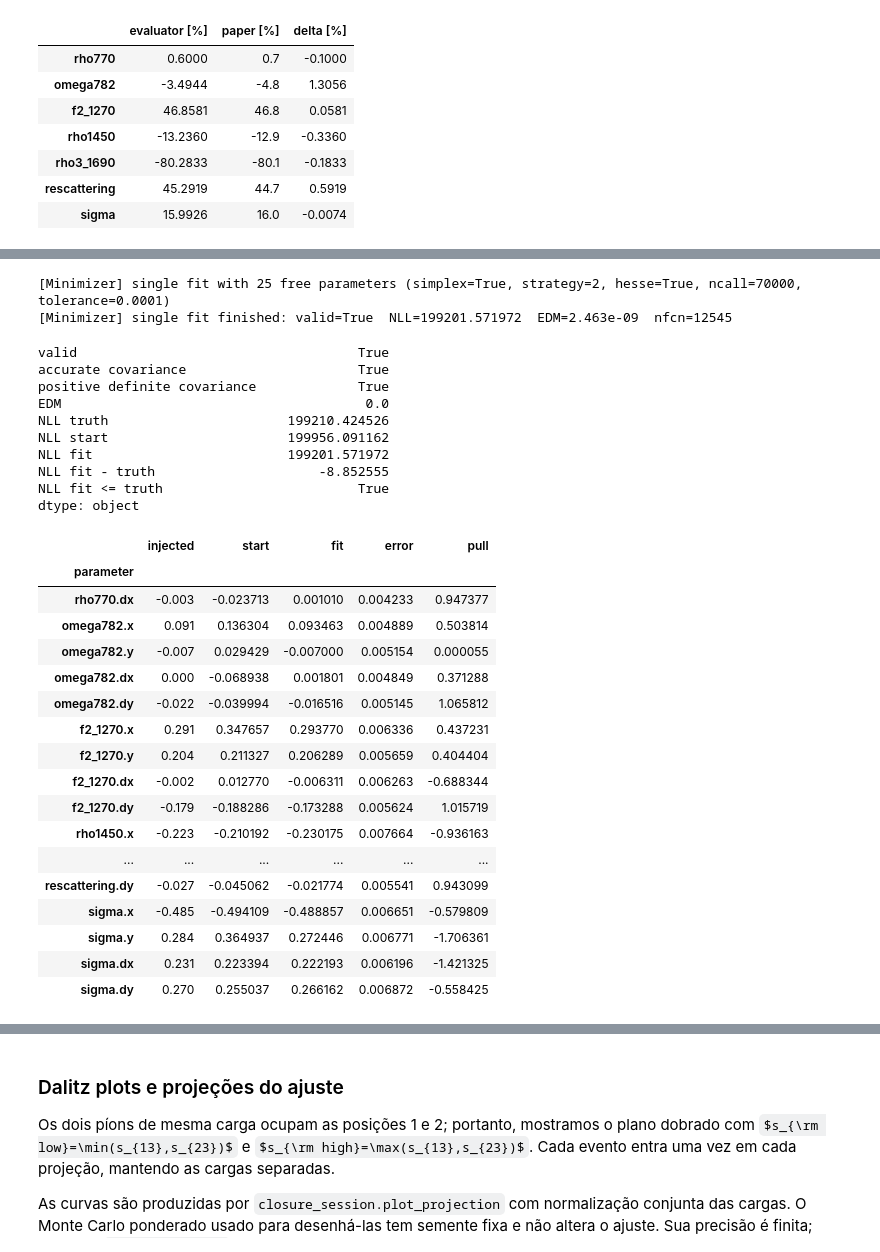
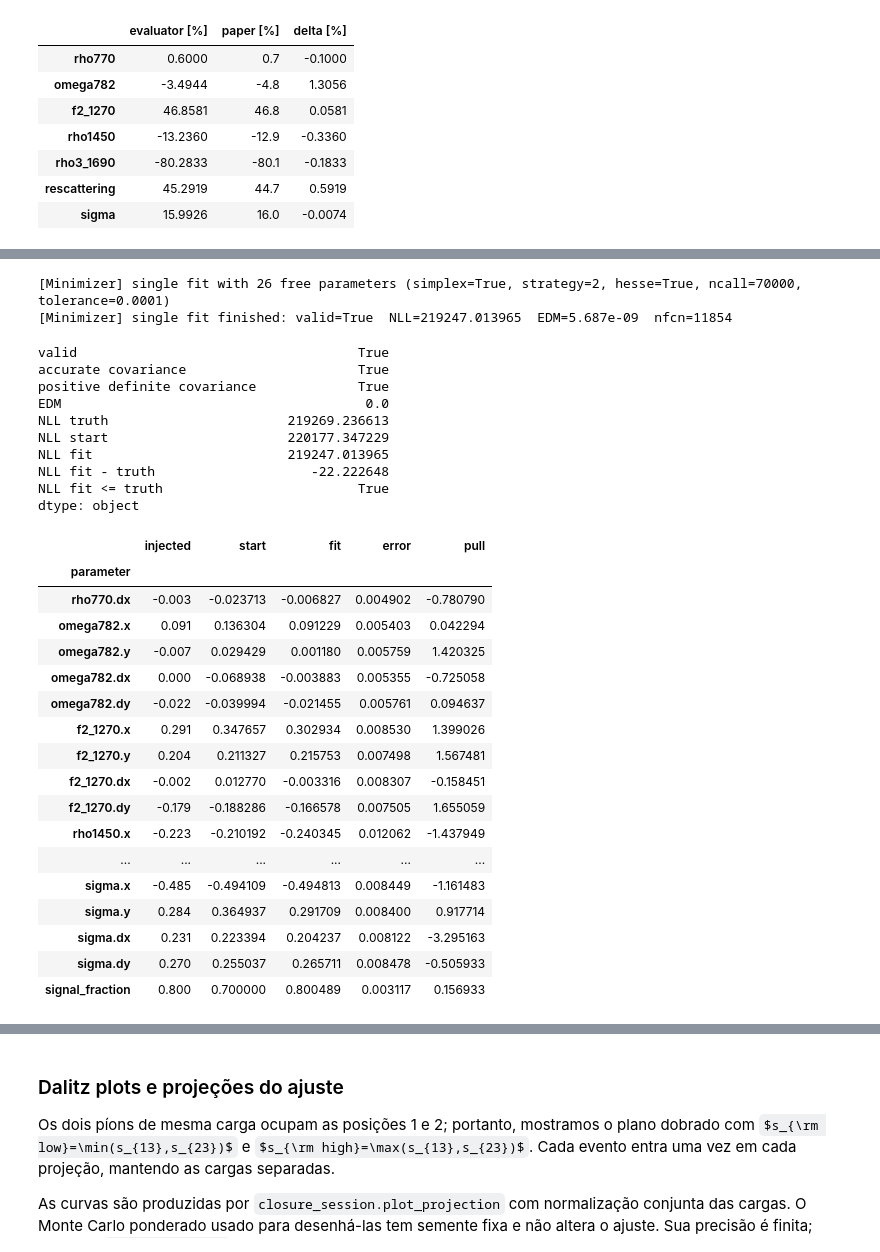
Before and after one commit to JuanBSLeite/DalitzPlotFitter, a Jupyter notebook: notebooks/benchmark/paper_isobar_benchmark_squaredp_01.ipynb, the cells around one changed output, grey strips where cells are left out. Drawn from its saved outputs; the diff is of its cells as text; code cells hidden in the pictures; some formulas as TeX source.

```diff
--- a/notebooks/benchmark/paper_isobar_benchmark_squaredp_01.ipynb
+++ b/notebooks/benchmark/paper_isobar_benchmark_squaredp_01.ipynb
@@ -330,5 +372,10 @@ Toy: B+=19116, B-=20884; Square Dalitz (0, 1), resolução=1000
 # %%
-closure_session = CPFitSession(closure_plus, closure_minus, plus_toy, minus_toy)
+closure_session = CPFitSession(
+    closure_plus, closure_minus, plus_toy, minus_toy,
+    plus_efficiency=plus_efficiency, minus_efficiency=minus_efficiency,
+    signal_fraction=signal_fraction,
+    backgrounds=(CPBackgroundSpec("fake_background", plus_background, minus_background),),
+)
 plus_cache = closure_session.plus_cache
 minus_cache = closure_session.minus_cache
 closure_nll = closure_session.objective
@@ -338,6 +385,7 @@ rng = np.random.default_rng(START_SEED)
 closure_start = dict(closure_truth)
 closure_start.update({name: closure_truth[name] + rng.normal(0.0, 0.04)
                       for name in closure_free})
+closure_start["signal_fraction"] = signal_fraction.value
 closure_result = closure_session.fit(
     closure_start, simplex=True, hesse=True, ncall=70_000, verbose=1,
 )
@@ -350,55 +398,55 @@ closure_diagnostics = pd.Series({
     "valid": closure_result.valid,
     "accurate covariance": closure_result.fmin.has_accurate_covar,
     "positive definite covariance": closure_result.fmin.has_posdef_covar,
     "EDM": closure_result.fmin.edm,
     "NLL truth": nll_truth, "NLL start": nll_start, "NLL fit": nll_fit,
     "NLL fit - truth": nll_fit - nll_truth,
     "NLL fit <= truth": nll_fit <= nll_truth + 1e-6,
 })
 display(closure_diagnostics)
 closure_coefficients = pd.DataFrame([
     {"parameter": name, "injected": closure_truth[name],
      "start": closure_start[name], "fit": closure_fit[name],
      "error": float(closure_result.errors[name]),
      "pull": (closure_fit[name] - closure_truth[name]) / closure_result.errors[name]
              if closure_result.errors[name] > 0 else np.nan}
     for name in closure_free
 ]).set_index("parameter")
 display(closure_coefficients)
 if not (closure_result.valid and closure_result.fmin.has_accurate_covar
         and closure_result.fmin.has_posdef_covar and nll_fit <= nll_truth + 1e-6):
     print("ATENÇÃO: ajuste requer investigação; não declarar closure bem-sucedido.")
 # %% [output]
-[Minimizer] single fit with 25 free parameters (simplex=True, strategy=2, hesse=True, ncall=70000, tolerance=0.0001)
-[Minimizer] single fit finished: valid=True  NLL=199201.571972  EDM=2.463e-09  nfcn=12545
+[Minimizer] single fit with 26 free parameters (simplex=True, strategy=2, hesse=True, ncall=70000, tolerance=0.0001)
+[Minimizer] single fit finished: valid=True  NLL=219247.013965  EDM=5.687e-09  nfcn=11854
 valid                                    True
 accurate covariance                      True
 positive definite covariance             True
 EDM                                       0.0
-NLL truth                       199210.424526
-NLL start                       199956.091162
-NLL fit                         199201.571972
-NLL fit - truth                     -8.852555
+NLL truth                       219269.236613
+NLL start                       220177.347229
+NLL fit                         219247.013965
+NLL fit - truth                    -22.222648
 NLL fit <= truth                         True
 dtype: object
 |  | injected | start | fit | error | pull |
 | parameter |  |  |  |  |  |
-| rho770.dx | -0.003 | -0.023713 | 0.001010 | 0.004233 | 0.947377 |
-| omega782.x | 0.091 | 0.136304 | 0.093463 | 0.004889 | 0.503814 |
-| omega782.y | -0.007 | 0.029429 | -0.007000 | 0.005154 | 0.000055 |
-| omega782.dx | 0.000 | -0.068938 | 0.001801 | 0.004849 | 0.371288 |
-| omega782.dy | -0.022 | -0.039994 | -0.016516 | 0.005145 | 1.065812 |
-| f2_1270.x | 0.291 | 0.347657 | 0.293770 | 0.006336 | 0.437231 |
-| f2_1270.y | 0.204 | 0.211327 | 0.206289 | 0.005659 | 0.404404 |
-| f2_1270.dx | -0.002 | 0.012770 | -0.006311 | 0.006263 | -0.688344 |
-| f2_1270.dy | -0.179 | -0.188286 | -0.173288 | 0.005624 | 1.015719 |
-| rho1450.x | -0.223 | -0.210192 | -0.230175 | 0.007664 | -0.936163 |
+| rho770.dx | -0.003 | -0.023713 | -0.006827 | 0.004902 | -0.780790 |
+| omega782.x | 0.091 | 0.136304 | 0.091229 | 0.005403 | 0.042294 |
+| omega782.y | -0.007 | 0.029429 | 0.001180 | 0.005759 | 1.420325 |
+| omega782.dx | 0.000 | -0.068938 | -0.003883 | 0.005355 | -0.725058 |
+| omega782.dy | -0.022 | -0.039994 | -0.021455 | 0.005761 | 0.094637 |
+| f2_1270.x | 0.291 | 0.347657 | 0.302934 | 0.008530 | 1.399026 |
+| f2_1270.y | 0.204 | 0.211327 | 0.215753 | 0.007498 | 1.567481 |
+| f2_1270.dx | -0.002 | 0.012770 | -0.003316 | 0.008307 | -0.158451 |
+| f2_1270.dy | -0.179 | -0.188286 | -0.166578 | 0.007505 | 1.655059 |
+| rho1450.x | -0.223 | -0.210192 | -0.240345 | 0.012062 | -1.437949 |
 | ... | ... | ... | ... | ... | ... |
-| rescattering.dy | -0.027 | -0.045062 | -0.021774 | 0.005541 | 0.943099 |
-| sigma.x | -0.485 | -0.494109 | -0.488857 | 0.006651 | -0.579809 |
-| sigma.y | 0.284 | 0.364937 | 0.272446 | 0.006771 | -1.706361 |
-| sigma.dx | 0.231 | 0.223394 | 0.222193 | 0.006196 | -1.421325 |
-| sigma.dy | 0.270 | 0.255037 | 0.266162 | 0.006872 | -0.558425 |
+| sigma.x | -0.485 | -0.494109 | -0.494813 | 0.008449 | -1.161483 |
+| sigma.y | 0.284 | 0.364937 | 0.291709 | 0.008400 | 0.917714 |
+| sigma.dx | 0.231 | 0.223394 | 0.204237 | 0.008122 | -3.295163 |
+| sigma.dy | 0.270 | 0.255037 | 0.265711 | 0.008478 | -0.505933 |
+| signal_fraction | 0.800 | 0.700000 | 0.800489 | 0.003117 | 0.156933 |
 # %% [markdown]
 ### Observáveis derivados e incertezas
 
```
Also changed, not shown: parts of 13 cells of this notebook, 5 other files.
